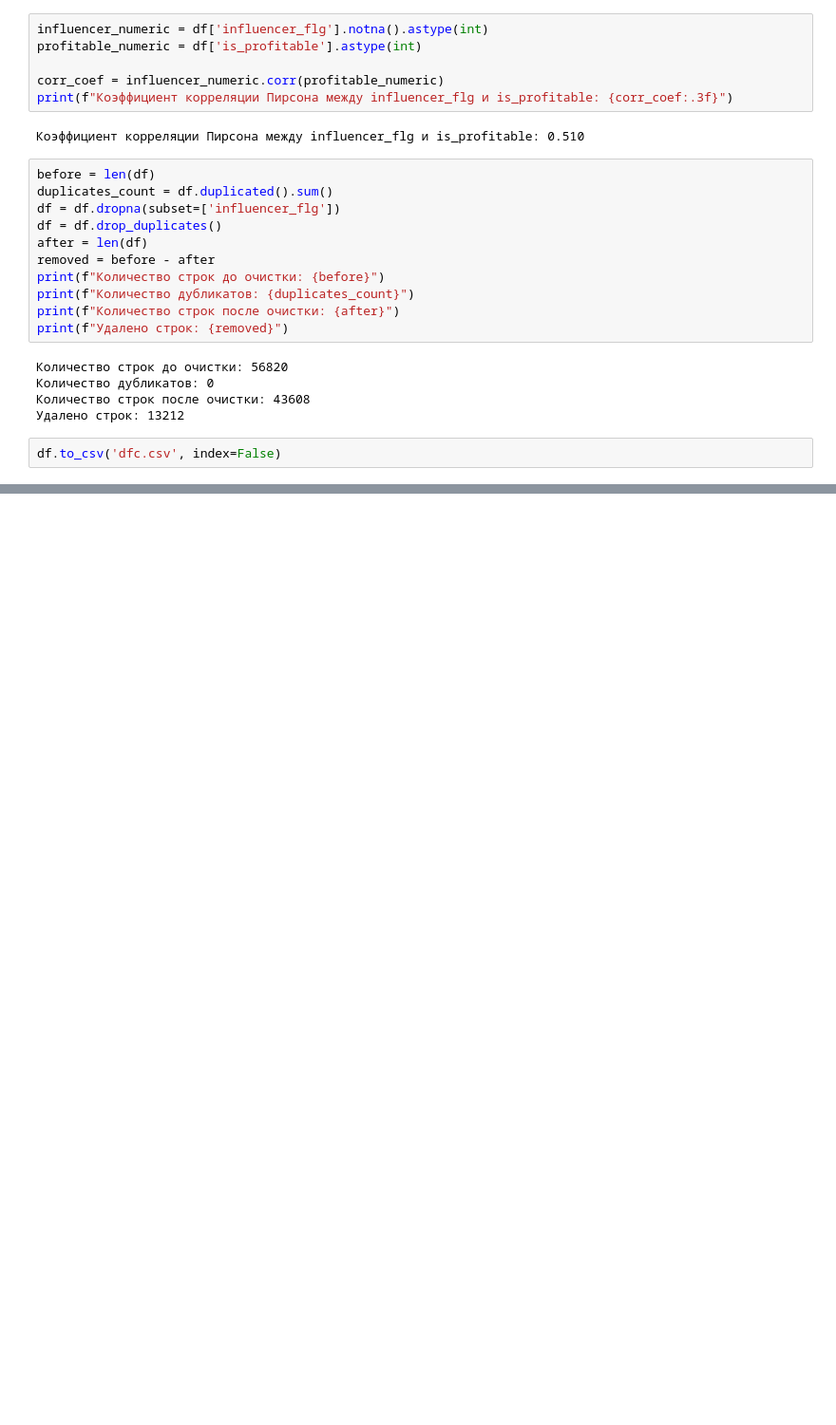
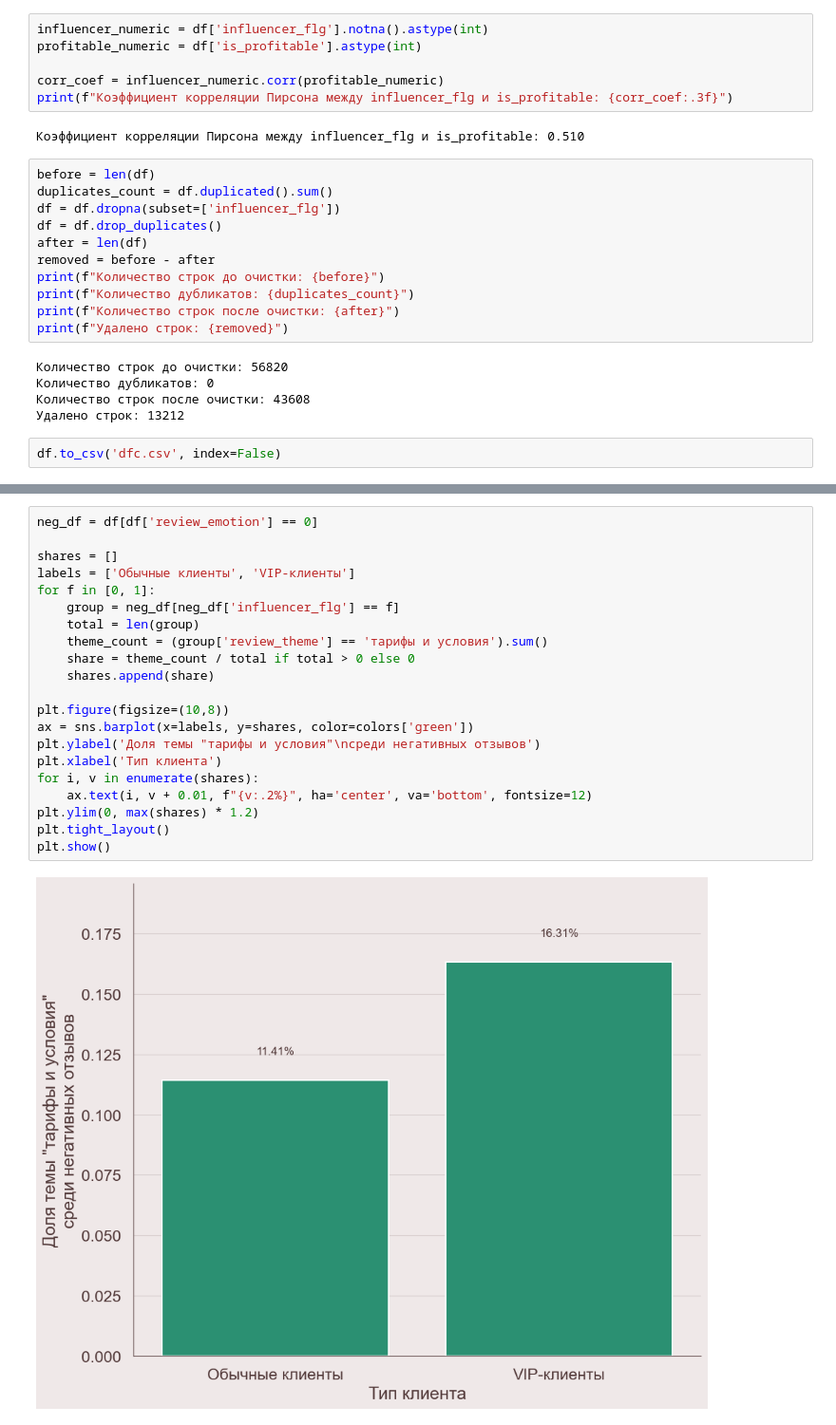
Before and after one commit to Neat-Snap/dano25, a Jupyter notebook: analysis.ipynb, the cells around one changed output, grey strips where cells are left out. Shown at 95% size. Saved outputs shown, nothing was run; the diff lists cells and outputs as text; blank space fills up the shorter version.

```diff
--- a/analysis.ipynb
+++ b/analysis.ipynb
@@ -154,0 +176,23 @@ df.to_csv('dfc.csv', index=False)
+# %%
+neg_df = df[df['review_emotion'] == 0]
+
+shares = []
+labels = ['Обычные клиенты', 'VIP-клиенты']
+for f in [0, 1]:
+    group = neg_df[neg_df['influencer_flg'] == f]
+    total = len(group)
+    theme_count = (group['review_theme'] == 'тарифы и условия').sum()
+    share = theme_count / total if total > 0 else 0
+    shares.append(share)
+
+plt.figure(figsize=(10,8))
+ax = sns.barplot(x=labels, y=shares, color=colors['green'])
+plt.ylabel('Доля темы "тарифы и условия"\nсреди негативных отзывов')
+plt.xlabel('Тип клиента')
+for i, v in enumerate(shares):
+    ax.text(i, v + 0.01, f"{v:.2%}", ha='center', va='bottom', fontsize=12)
+plt.ylim(0, max(shares) * 1.2)
+plt.tight_layout()
+plt.show()
+# %% [output]
+[figure, added]
```
Also changed, not shown: parts of 1 cell of this notebook.
